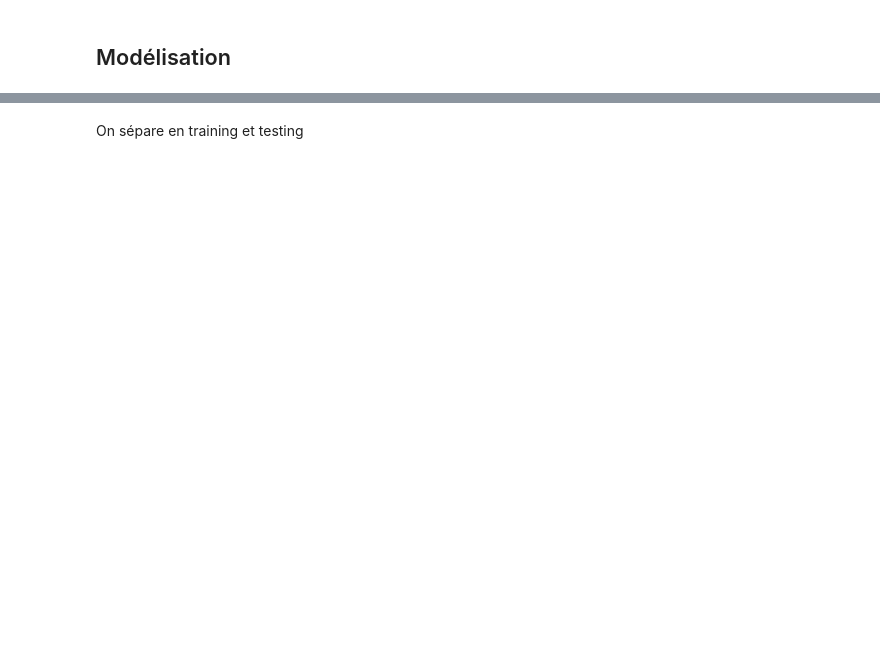
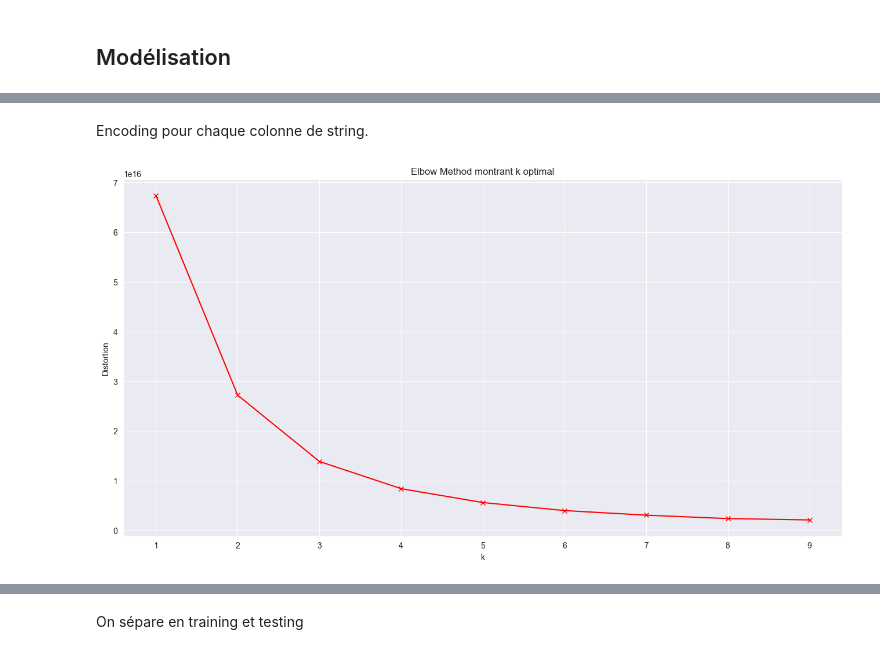
Before and after one commit to JZhg02/MasterCamp, a Jupyter notebook: nicolas copy.ipynb, the cells around one changed output, grey strips where cells are left out. Saved outputs shown, nothing was run; the diff lists cells and outputs as text; code cells hidden in the pictures; blank space fills up the shorter version.

Commit message:
merge unsupervised with nicolas_copy

```diff
--- a/nicolas copy.ipynb
+++ b/nicolas copy.ipynb
@@ -454,0 +462,2 @@ fig.show()
+# %%
+df_unsup = df.copy()
@@ -454,0 +466,17 @@ fig.show()
+# %%
+le = LabelEncoder()
+
+original_cols = []
+encoded_cols = []
+
+for col in ['Nature mutation', 'Type de voie', 'Voie', 'Code postal', 'Code departement', 'Code commune', 'Type local']:
+    df_unsup[col] = le.fit_transform(df_unsup[col].astype(str))
+    original_cols.append(pd.DataFrame({f'{col}_original': le.classes_}))
+    encoded_cols.append(pd.DataFrame({f'{col}_encoded': range(len(le.classes_))}))
+
+original_df = pd.concat(original_cols, axis=1)
+encoded_df = pd.concat(encoded_cols, axis=1)
+
+merged_df = pd.concat([original_df, encoded_df], axis=1)
+
+merged_df
@@ -454,0 +497,21 @@ fig.show()
+# %% [markdown]
+Encoding pour chaque colonne de string.
+# %%
+pca = PCA(n_components=2)
+df_pca = pca.fit_transform(df_unsup)
+
+distortions = []
+K = range(1,10)
+for k in K:
+    kmeanModel = KMeans(n_clusters=k, n_init='auto')
+    kmeanModel.fit(df_pca)
+    distortions.append(kmeanModel.inertia_)
+
+plt.figure(figsize=(16,8))
+plt.plot(K, distortions, 'rx-')
+plt.xlabel('k')
+plt.ylabel('Distortion')
+plt.title('Elbow Method montrant k optimal')
+plt.show()
+# %% [output]
+[figure, added]
```
Also changed, not shown: parts of 61 cells of this notebook.
